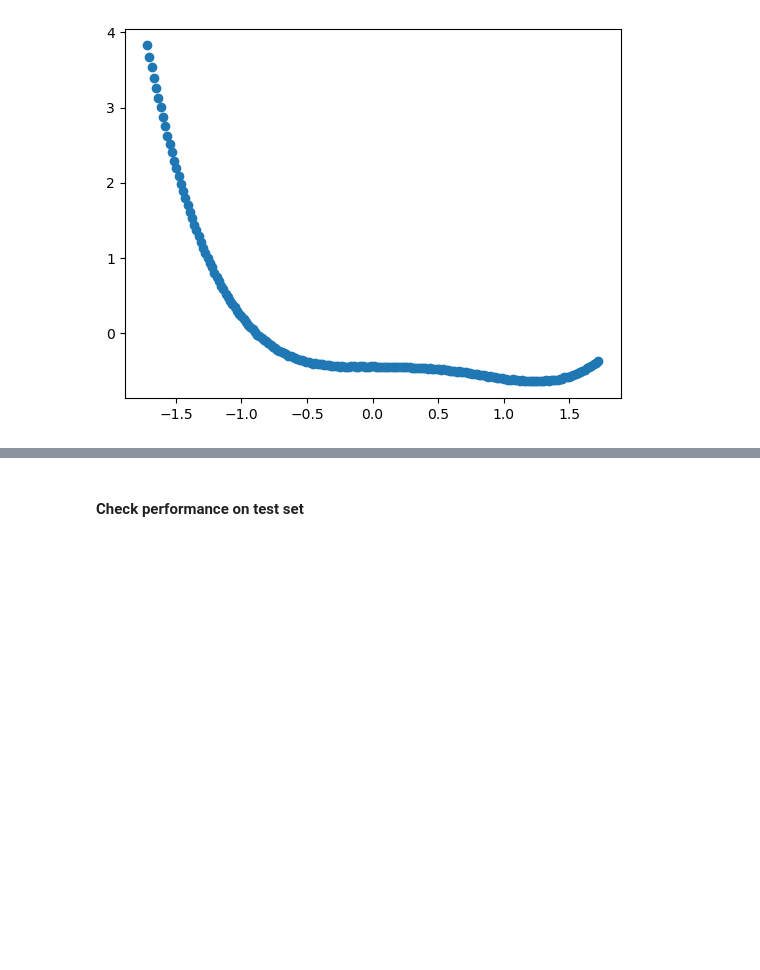
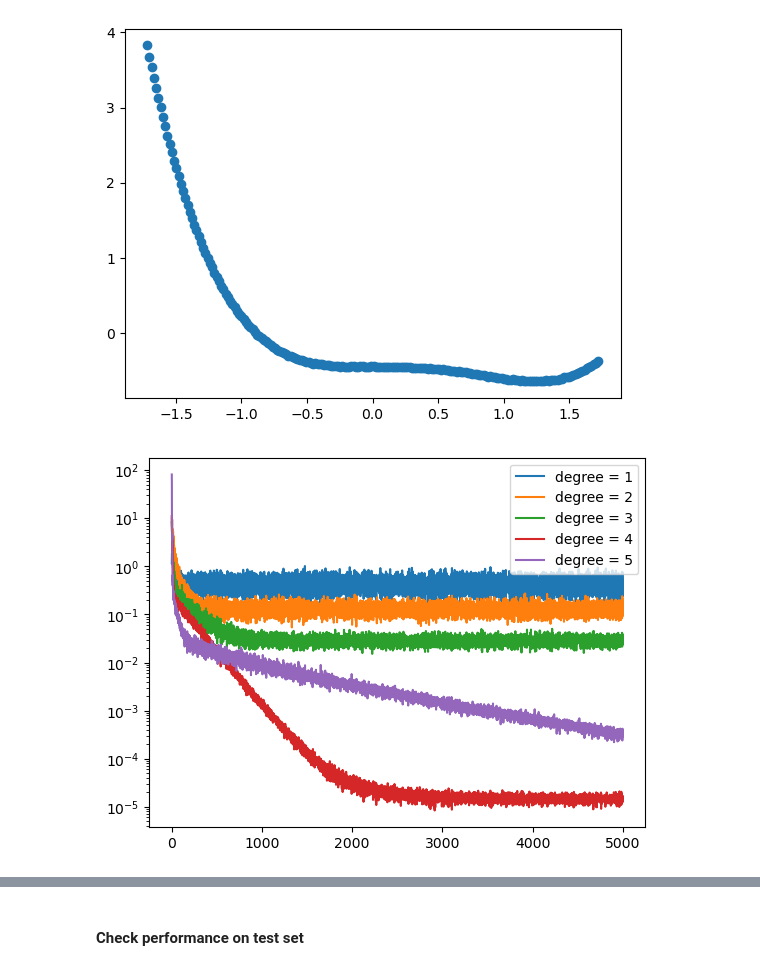
Before and after one commit to jddiosana/COE197-Machine-Learning, a Jupyter notebook: machine-problem-2/solver.ipynb, the cells around one changed output, grey strips where cells are left out. Cells and saved outputs as stored; diff of their text form; code cells hidden in the pictures; blank space fills up the shorter version.

```diff
--- a/machine-problem-2/solver.ipynb
+++ b/machine-problem-2/solver.ipynb
@@ -194,6 +205,15 @@ for i in range(k):
 
     #save parameters
     params.append([w.data, b.data])
+# %%
+# plot training losses
+for i in range(k):
+    plt.plot(losses[i], label='degree = ' + str(i+1))
+plt.yscale('log')
+plt.legend()
+plt.show()
+# %% [output]
+[figure, added]
 # %%
 for i in range(k):
     print('Validation loss for fold', i+1, ':', val_losses[i])
```
Also changed, not shown: parts of 13 cells of this notebook, 4 other files.
